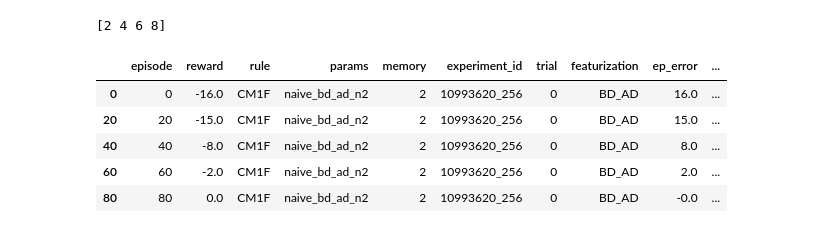
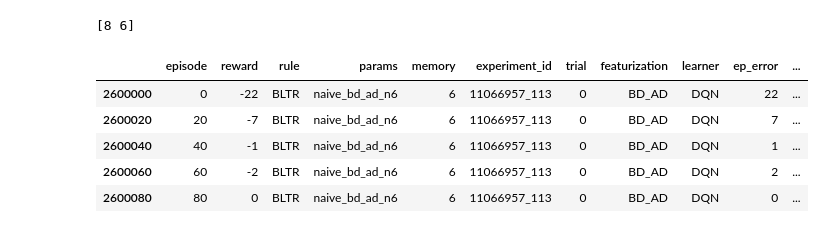
Before and after one commit to epulick/gohr, a Jupyter notebook: misc/neurips_ml_processing.ipynb, the cells around one changed output. Saved outputs shown, nothing was run; the diff lists cells and outputs as text; code cells hidden in the pictures.

```diff
--- a/misc/neurips_ml_processing.ipynb
+++ b/misc/neurips_ml_processing.ipynb
@@ -20,27 +20,35 @@ class SafeLoaderIgnoreUnknown(yaml.SafeLoader):
 SafeLoaderIgnoreUnknown.add_constructor(None, SafeLoaderIgnoreUnknown.ignore_unknown)
 
 # Location of rule runs
-#rule_runs_path = "/Users/eric/repos/gohr/active/outputs/neurips_2023/dqn_500_500/"
-rule_runs_path = "/Users/eric/repos/gohr/active/outputs/500_test/"
+rule_runs_path = "/Users/eric/repos/gohr/active/outputs/neurips_2023/long_final_runs/"
+#rule_runs_path = "/Users/eric/repos/gohr/active/outputs/500_test/"
 cluster_runs = [name for name in os.listdir(rule_runs_path) if name!=".DS_Store"]
-runs_to_analyze = ["naive_bd_ad_n2","naive_bd_ad_n4","naive_bd_ad_n6","naive_bd_ad_n8",
-                   "naive_bs_ad_n2","naive_bs_ad_n4","naive_bs_ad_n6","naive_bs_ad_n8",
-                   "naive_bd_as_n2","naive_bd_as_n4","naive_bd_as_n6","naive_bd_as_n8",
-                   "naive_bda_as_n2","naive_bda_as_n4","naive_bda_as_n6","naive_bda_as_n8",
-                   "naive_bs_as_n2","naive_bs_as_n4","naive_bs_as_n6","naive_bs_as_n8",
-                   "naive_bsd_asd_n2","naive_bsd_asd_n4","naive_bsd_asd_n6","naive_bsd_asd_n8"]
+# runs_to_analyze = ["naive_bd_ad_n2","naive_bd_ad_n4","naive_bd_ad_n6","naive_bd_ad_n8",
+#                    "naive_bs_ad_n2","naive_bs_ad_n4","naive_bs_ad_n6","naive_bs_ad_n8",
+#                    "naive_bd_as_n2","naive_bd_as_n4","naive_bd_as_n6","naive_bd_as_n8",
+#                    "naive_bda_as_n2","naive_bda_as_n4","naive_bda_as_n6","naive_bda_as_n8",
+#                    "naive_bs_as_n2","naive_bs_as_n4","naive_bs_as_n6","naive_bs_as_n8",
+#                    "naive_bsd_asd_n2","naive_bsd_asd_n4","naive_bsd_asd_n6","naive_bsd_asd_n8"]
+runs_to_analyze=["naive_bd_ad_n6","naive_bd_ad_n8"]
 
 # Create lists that will hold dataframes for concatenation
 episode_df_list = []
 terminal_results_list = []
 placeholder_value = np.nan
+# DQN
+#delta_horizon=150
+# REINFORCE
 delta_horizon=150
 # Loop over the specified rule runs
 for cluster_run in cluster_runs:
     cluster_run_path = rule_runs_path+cluster_run+"/"
     for run in runs_to_analyze:
+        available_runs = [name for name in os.listdir(cluster_run_path) if name!=".DS_Store"]
+        if run not in available_runs:
+            continue
         # Form complete run path
         run_path = cluster_run_path+run
+
         # Get the experiments for that run (each one is a set of trials for a particular rule)
         experiments = [name for name in os.listdir(run_path) if name!=".DS_Store"]
 
@@ -66,6 +74,7 @@ for cluster_run in cluster_runs:
                 with open(yaml_path, 'r') as param_file:
                     args = yaml.load(param_file, Loader=SafeLoaderIgnoreUnknown)
                     featurization =args["FEATURIZATION"]
+                    learner = args["LEARNER"]
                 # Import episodic data and process relevant columns
                 episodic_data_path = os.path.join(trial_path,"episode_data.csv")
                 trial_results = pd.read_csv(episodic_data_path)
@@ -78,6 +87,7 @@ for cluster_run in cluster_runs:
                 trial_results["experiment_id"]=cluster_id
                 trial_results["trial"]=trial
                 trial_results["featurization"]=featurization
+                trial_results["learner"]=learner
                 trial_results["ep_error"]=-1*trial_results["reward"]
                 trial_results["cumulative_error"] = trial_results.ep_error.cumsum()
                 #if trial_results.episode.max()!=1999:
@@ -86,7 +96,10 @@ for cluster_run in cluster_runs:
                 delta_horizon_err_val = trial_results.cumulative_error.iloc[-delta_horizon]
                 delta = trial_results.cumulative_error.iloc[-1]-trial_results.cumulative_error.iloc[-delta_horizon]
                 #trial_results["100_ep_delta"]=delta
-                converged = (delta/(delta_horizon*9+delta))<0.001
+
+                # DQN
+                #converged = (delta/(delta_horizon*9+delta))<0.001
+                converged = (delta/(delta_horizon*9+delta))<0.003
                 #trial_results["converged"]=converged
                 term_entry = trial_results.iloc[-1].to_frame().transpose()
                 tce = term_entry.cumulative_error
@@ -145,5 +167,5 @@ terminal_results_df.replace(to_replace={ 'NAIVE_N_BD_AD':'BD_AD',
 # %%
-# DQN
+# DQN array plotting
 complete_list = episode_results_df.rule.unique()
 # rules_list = [#{"name":"all_rules","rules":complete_list,"y":[0,4000]},
 #                 #{"name":"quick_test","rules":["1_1_shape_4m","1_2_shape_4m"],"y":[0,2500]}
@@ -165,22 +187,40 @@ rules_list = [#{"name":"all_rules","rules":complete_list,"y":[0,4000]},
                 ]
 
 steps = terminal_results_df.memory.unique()
-print(steps)
 gs = GridSpec(nrows = len(rules_list),ncols=len(steps))
 #feats = ["NAIVE_N_BD_AD","NAIVE_N_BS_AD","NAIVE_N_BD_AS","NAIVE_N_BDa_AS","NAIVE_N_BS_AS", "NAIVE_N_BSD_ASD"]
 feats = ["BD_AD","BS_AD","BD_AS","BDa_AS","BS_AS", "BSD_ASD"]
-# %% [output]
-[2 4 6 8]
+# %%
+# REINFORCE array plotting
+complete_list = episode_results_df.rule.unique()
+rules_list = [#{"name":"all_rules","rules":complete_list,"y":[0,4000]},
+                #{"name":"quick_test","rules":["1_1_shape_4m","1_2_shape_4m"],"y":[0,2500]}
+                #{"name":"base_rules","rules":["1_1_shape_4m","clockwiseZeroStart","quadrantNearby","bottomLeft_then_topRight"],"y":[0,4000]},
+                {"name":"shape_rules","rules":["SM","SM1F","SM2O"],"y":[0,30000]},
+                {"name":"color_rules","rules":["CM","CM1F","CM2O"],"y":[0,30000]},
+                {"name":"clockwise_rules","rules":["CW","CWAF","CW2F"],"y":[0,30000]},
+                {"name":"quadrant_rules","rules":["QN","QN2F"],"y":[0,400]},
+                {"name":"bottom_top_rules","rules":["BLTR","BT"],"y":[0,5000]}
+                ]
+
+steps = terminal_results_df.memory.unique()
+print(steps)
+gs = GridSpec(nrows = len(rules_list),ncols=len(steps))
+#feats = ["NAIVE_N_BD_AD","NAIVE_N_BS_AD","NAIVE_N_BD_AS","NAIVE_N_BDa_AS","NAIVE_N_BS_AS", "NAIVE_N_BSD_ASD"]
+feats = ["BD_AD","BS_AD","BD_AS","BDa_AS","BS_AS", "BSD_ASD"]
+# %% [output]
+[8 6]
 # %%
-reduced_results = episode_results_df.query("episode%20==0")
+# Array plotting
+reduced_results = episode_results_df.query("episode%20==0 & learner=='DQN'")
 reduced_results.head()
 # %% [output]
-|  | episode | reward | rule | params | memory | experiment_id | trial | featurization | ep_error | ... |
-| 0 | 0 | -16.0 | CM1F | naive_bd_ad_n2 | 2 | 10993620_256 | 0 | BD_AD | 16.0 | ... |
-| 20 | 20 | -15.0 | CM1F | naive_bd_ad_n2 | 2 | 10993620_256 | 0 | BD_AD | 15.0 | ... |
-| 40 | 40 | -8.0 | CM1F | naive_bd_ad_n2 | 2 | 10993620_256 | 0 | BD_AD | 8.0 | ... |
-| 60 | 60 | -2.0 | CM1F | naive_bd_ad_n2 | 2 | 10993620_256 | 0 | BD_AD | 2.0 | ... |
-| 80 | 80 | 0.0 | CM1F | naive_bd_ad_n2 | 2 | 10993620_256 | 0 | BD_AD | -0.0 | ... |
+|  | episode | reward | rule | params | memory | experiment_id | trial | featurization | learner | ep_error | ... |
+| 2600000 | 0 | -22 | BLTR | naive_bd_ad_n6 | 6 | 11066957_113 | 0 | BD_AD | DQN | 22 | ... |
+| 2600020 | 20 | -7 | BLTR | naive_bd_ad_n6 | 6 | 11066957_113 | 0 | BD_AD | DQN | 7 | ... |
+| 2600040 | 40 | -1 | BLTR | naive_bd_ad_n6 | 6 | 11066957_113 | 0 | BD_AD | DQN | 1 | ... |
+| 2600060 | 60 | -2 | BLTR | naive_bd_ad_n6 | 6 | 11066957_113 | 0 | BD_AD | DQN | 2 | ... |
+| 2600080 | 80 | 0 | BLTR | naive_bd_ad_n6 | 6 | 11066957_113 | 0 | BD_AD | DQN | 0 | ... |
 # %%
 # Create a figure grid for all results
 fig = plt.figure(figsize=(30,35))
```
Also changed, not shown: parts of 13 cells of this notebook, 1 other file.
